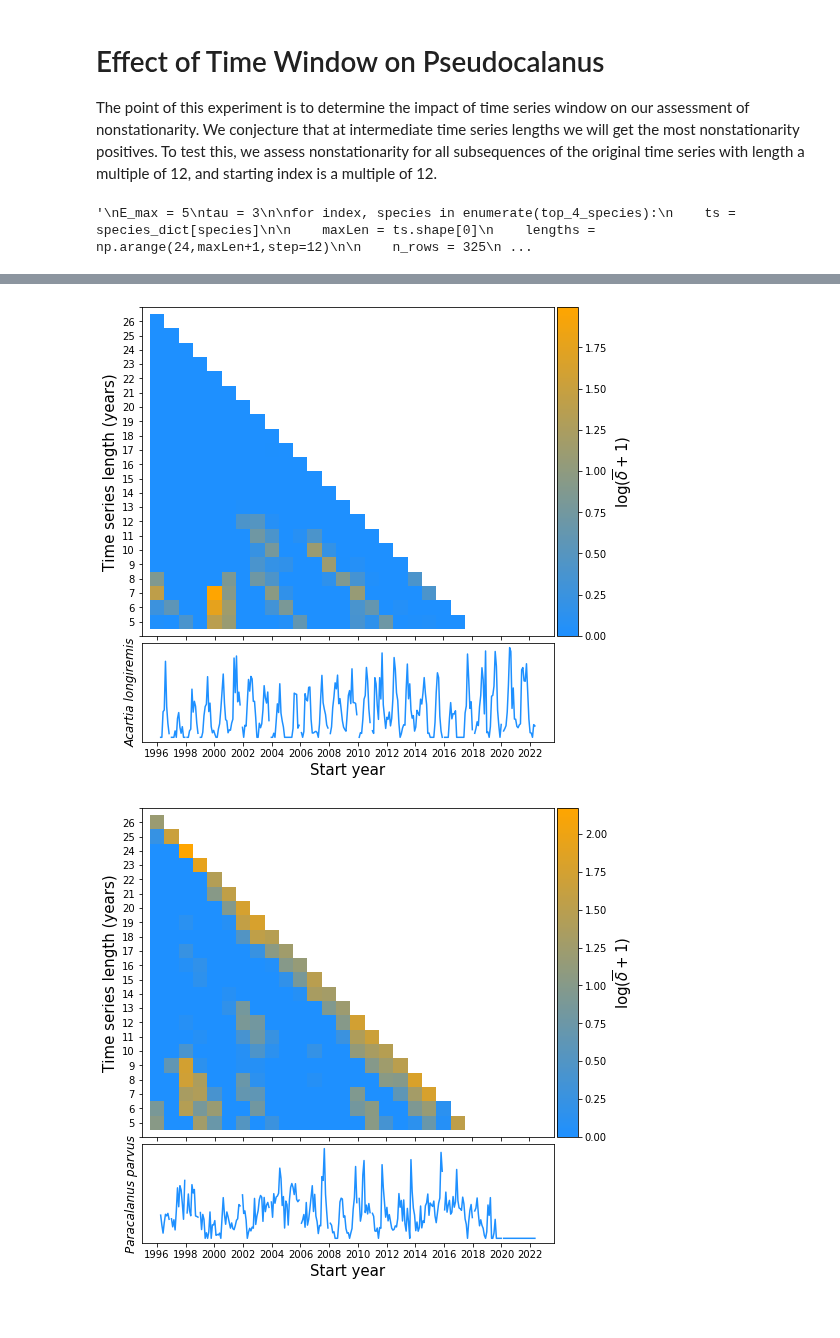
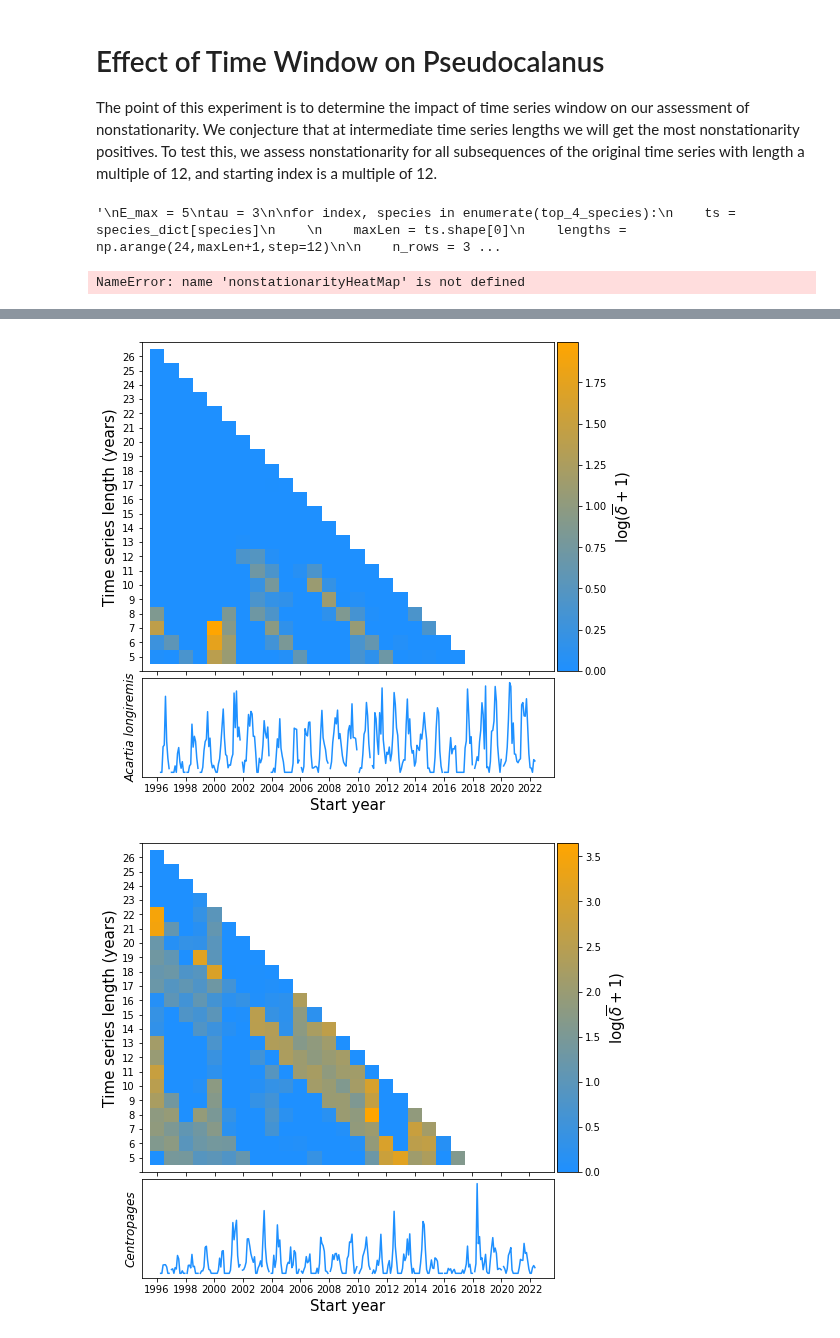
Before and after one commit to kenflat2/NS-Map, a Jupyter notebook: jupyter_notebooks/Newport NSMap Analysis.ipynb, the cells around one changed output, grey strips where cells are left out. Saved outputs shown, nothing was run; the diff lists cells and outputs as text; code cells hidden in the pictures.

```diff
--- a/jupyter_notebooks/Newport NSMap Analysis.ipynb
+++ b/jupyter_notebooks/Newport NSMap Analysis.ipynb
@@ -15,8 +15,8 @@ import matplotlib.colors as colors
 
 Here we assess the nonstationarity of time series of several species of plankton which were subject to an extreme heatwave event in 2014-2016. Measurements were taken very irregularly, so instead of using the raw time series, we average all observations taken within a given month. Only a handful of months had no observations - these were left as null.
 # %%
-# these are the most abundant species from the Newport Line, and are the only ones analyzed
-top_4_species = ['PSEUDOCALANUS', 'OIKOPLEURA', 'ACARTIA LONGIREMIS', 'PARACALANUS PARVUS']
+# these are the most abundant species from the Newport dataset for which complete data are available.
+top_4_species = ['PSEUDOCALANUS', 'OIKOPLEURA', 'ACARTIA LONGIREMIS', 'CENTROPAGES'] # 'PARACALANUS PARVUS']
 
 table = np.loadtxt("../datasets/newport_aggregated_series.csv", delimiter=",")
 
@@ -27,7 +27,6 @@ for i, species in enumerate(top_4_species):
 # %% [markdown]
 # Tau Determination
 # %%
-""" Uncomment this code to rerun
 h = 0
 E_max = 6
 taus = np.arange(1,7)
@@ -36,11 +35,10 @@ r_sqrd_table = np.zeros((len(taus), 4))
 for i, species in enumerate(top_4_species):
     ts = species_dict[species]
 
-    r_sqrds = [get_delta_agg(ts, E_max, tau=tau,
+    r_sqrds = [ns.get_delta_agg(ts, E_max, tau=tau,
                              return_forecast_skill=True)[2]
                    for tau in taus]
     r_sqrd_table[:, i] = r_sqrds
 
 np.savetxt("../results/newport_multiwindow/newport_rsqrd_vs_tau.csv", r_sqrd_table, delimiter=",")
-"""
 # %% [output]
@@ -94,12 +97,15 @@ def makeHeatMapNewport(results):
         i_length = 24-(int(l/12) - 2)
         i_offset = int(o/12)
         nonstationarityHeatMap[i_length, i_offset] = d
+    maskedNonstationarityHeatMap = np.ma.array(nonstationarityHeatMap,
+                                               mask=np.isnan(nonstationarityHeatMap))
     return nonstationarityHeatMap
 
 def makeFigureNewport(nonstationarityHeatMap, ts, name, ax):
     name_to_fig_title = {'Oikopleura' : 'Figure_S12',
                          'Acartia longiremis' : 'Figure_S13',
-                         'Paracalanus parvus' : 'Figure_S14'}
+                         'Paracalanus parvus' : 'Figure_S14',
+                         'Centropages' : 'Figure_S14'}
 
     im = ax.imshow(np.log(nonstationarityHeatMap[:-3]+1), cmap=custom_cmap)
     ax.set_xticks(np.arange(0,26+1,step=2))
@@ -122,7 +128,7 @@ def makeFigureNewport(nonstationarityHeatMap, ts, name, ax):
     axTS.set_ylabel(name, fontsize= 12, style='italic')
     axTS.set_xlabel("Start year",fontsize=15)
 
-    plt.savefig(f"../PDF_figures_tables/newport_multiwindow/{name_to_fig_title[name]}.pdf", format="pdf", bbox_inches="tight")
+    plt.savefig(f"../figures_eps/newport_multiwindow/{name_to_fig_title[name]}.eps", format="eps", bbox_inches="tight")
 # %%
 # Compute the nonstationarity of windows of each series. This has
 # been precomputed, uncomment to run again to regenerate results.
@@ -154,9 +160,13 @@ for index, species in enumerate(top_4_species):
             tally += 1
 
     np.savetxt(f"../results/newport_multiwindow/{species}_time_window.csv",results, fmt="%i,%i,%0.5f,%0.5f,%0.5f")
-    """
+"""
 # %% [output]
-'\nE_max = 5\ntau = 3\n\nfor index, species in enumerate(top_4_species):\n    ts = species_dict[species]\n\n    maxLen = ts.shape[0]\n    lengths = np.arange(24,maxLen+1,step=12)\n\n    n_rows = 325\n ...
+'\nE_max = 5\ntau = 3\n\nfor index, species in enumerate(top_4_species):\n    ts = species_dict[species]\n    \n    maxLen = ts.shape[0]\n    lengths = np.arange(24,maxLen+1,step=12)\n\n    n_rows = 3 ...
+# %%
+nonstationarityHeatMap
+# %% [output]
+NameError: name 'nonstationarityHeatMap' is not defined
 # %%
 # Create custom color map
 orange_rgba = colors.to_rgba("orange")
@@ -165,16 +176,16 @@ custom_cmap = LinearSegmentedColormap.from_list("custom_cmap", [dodgerblue_rgba,
 # %%
 # Produce the plots for each series
 for index, species in zip([1,2,3], top_4_species[1:]):
     fig, ax = plt.subplots(1,figsize=(8,8))
-    species_list = ['Pseudocalanus', 'Oikopleura', 'Acartia longiremis', 'Paracalanus parvus']
+    species_list = ['Pseudocalanus', 'Oikopleura', 'Acartia longiremis', 'Centropages']
 
     results = np.loadtxt(f"../results/newport_multiwindow/{species}_time_window.csv", delimiter=",")
     lengths = np.unique(results[:,0])
 
     ts = species_dict[species]
     nonstationarityHeatMap = makeHeatMapNewport(results)
     makeFigureNewport(nonstationarityHeatMap, ts, species_list[index], ax)
 # %% [output]
 [figure]
 [figure]
-[figure, old version]
+[figure, new version]
```
Also changed, not shown: parts of 4 cells of this notebook, 36 other files.
